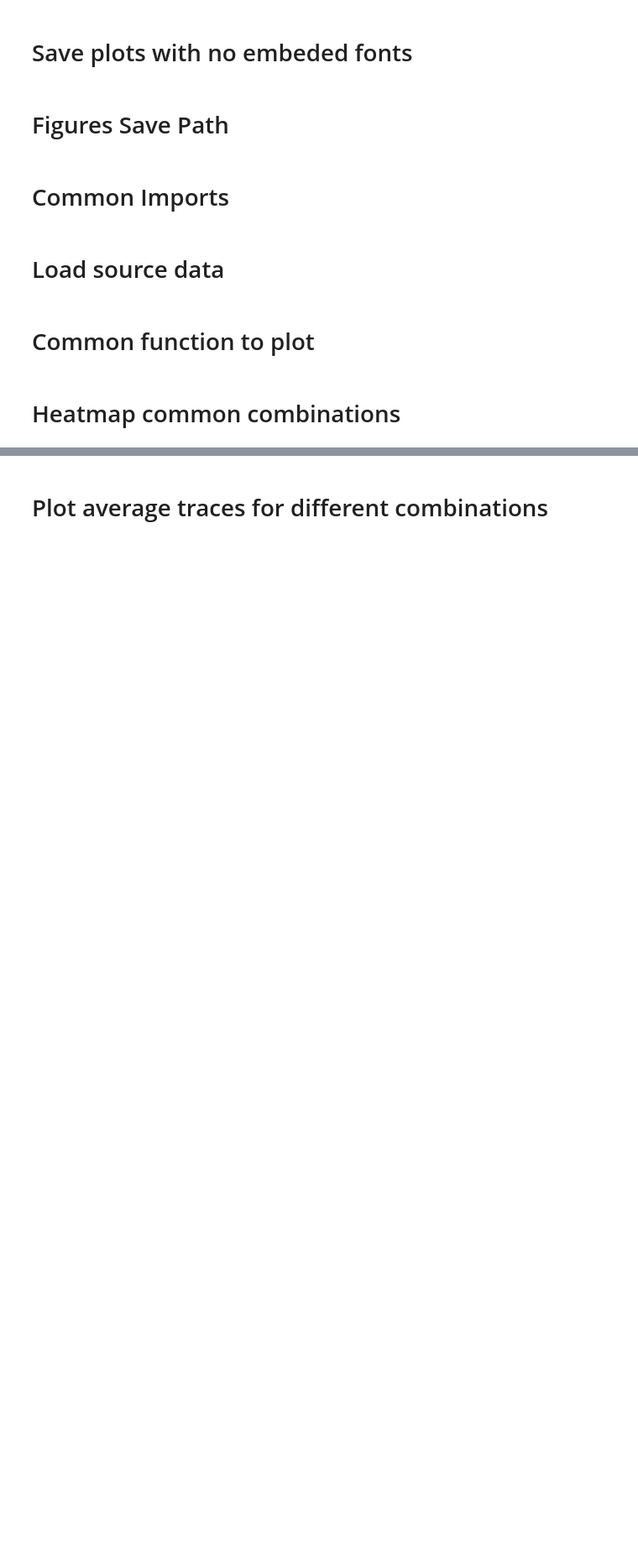
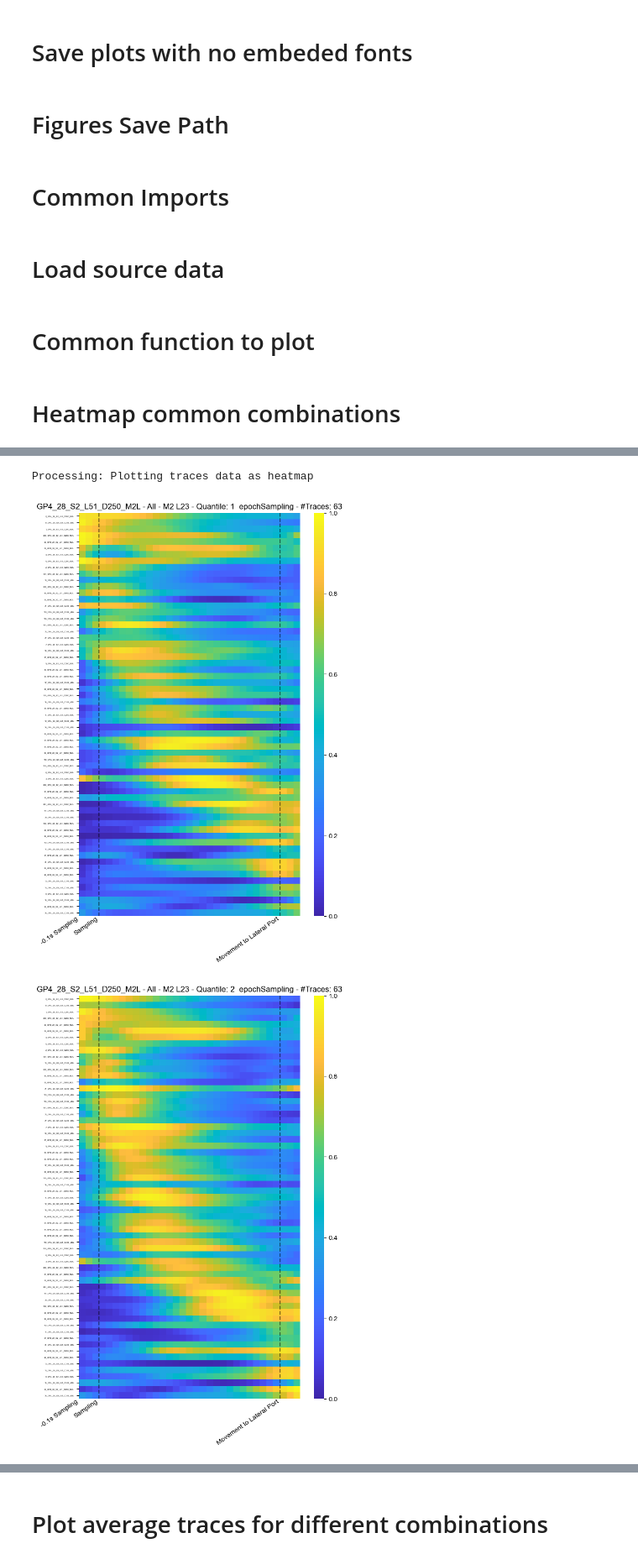
Before and after one commit to oraby/paper_fast_slow, a Jupyter notebook: code/TwoPTraces.ipynb, the cells around one changed output, grey strips where cells are left out. Shown at 84% size. Drawn from its saved outputs; the diff is of its cells as text; code cells hidden in the pictures; blank space fills up the shorter version.

```diff
--- a/code/TwoPTraces.ipynb
+++ b/code/TwoPTraces.ipynb
@@ -496,0 +399,11 @@ Processing: Plotting traces data as heatmap
+# %%
+# This differs a little from the currently submitted version of the paper, as we didn't
+# implement originally subset sorting for neurons that has the same peak activity idx. Currently,
+# it's being sorted by idx then key (keys are strings here, so lexicographically).
+loopHeatmapCombinations(normed_sampling_quantiles_df, split_by_quantile=True, save_figs=False,
+                        plot_only_sess_li=["GP4_28_S2_L51_D250_M2L"],
+                        heatmap_sorting_options_li=[HeatmapSortingOptions.RESORT_TO_ALL],
+                        heatmap_firing_range_options_li=[HeatmapFirinhRangeOptions.SHARED_RNG],
+                        # skip_group_infos={"quantile_idx":2}
+                        )
+# %% [output]
@@ -496,0 +428,3 @@ Processing: Plotting traces data as heatmap
+Processing: Plotting traces data as heatmap
+[figure, added]
+[figure, added]
```
Also changed, not shown: parts of 46 cells of this notebook, 7 other files.
